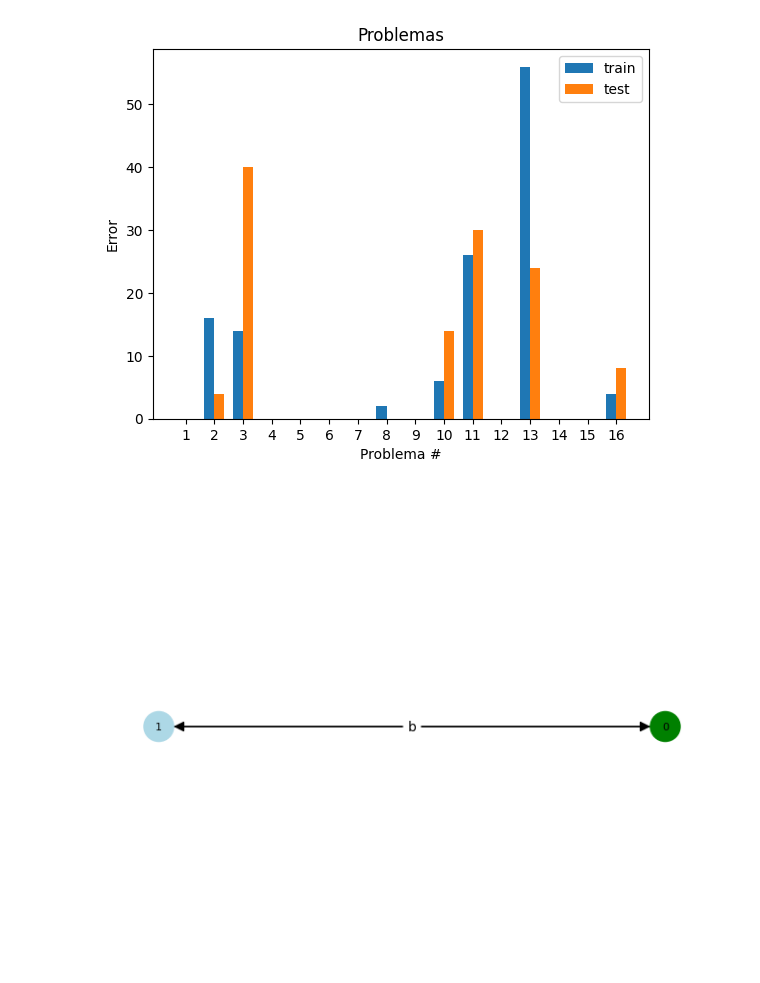
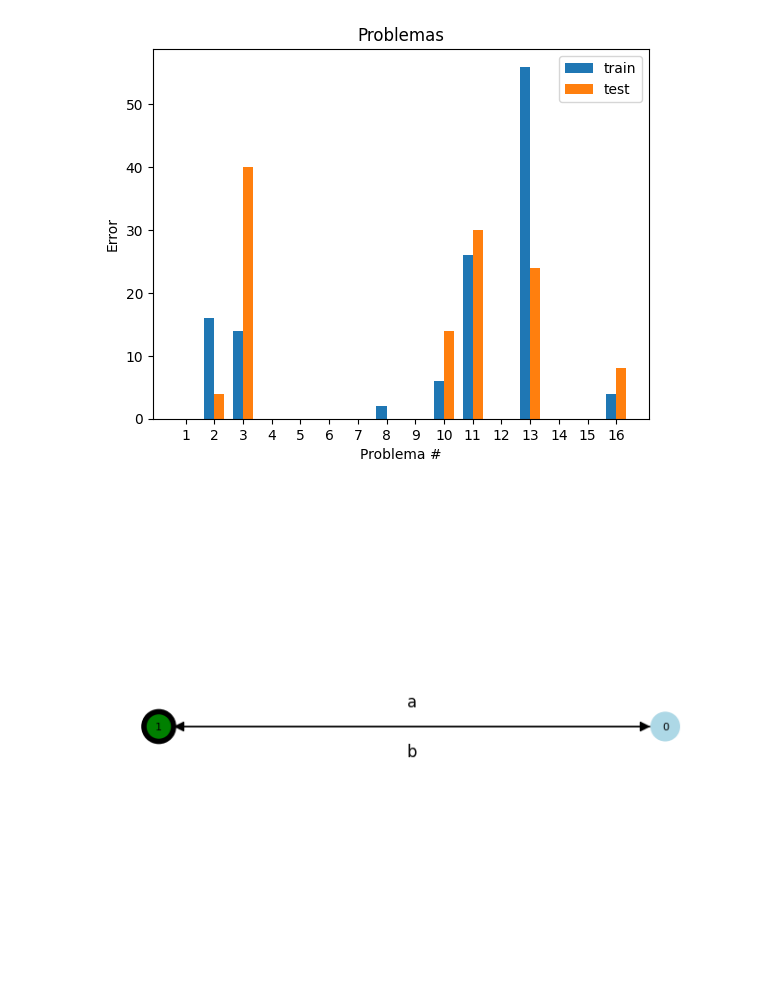
Before and after one commit to darioturco/AutomataLearning, a Jupyter notebook: experiments/test.ipynb, the cells around one changed output. Cells and saved outputs as stored; diff of their text form; code cells hidden in the pictures.

```diff
--- a/experiments/test.ipynb
+++ b/experiments/test.ipynb
@@ -154,6 +155,6 @@ show_errors(test_errors_3, train_errors_3)
 [figure]
 [figure]
 # %%
-automatas[0].show()
+automatas_1[1].show()
 # %% [output]
-[figure, old version]
+[figure, new version]
```
Also changed, not shown: parts of 15 cells of this notebook, 7 other files.
